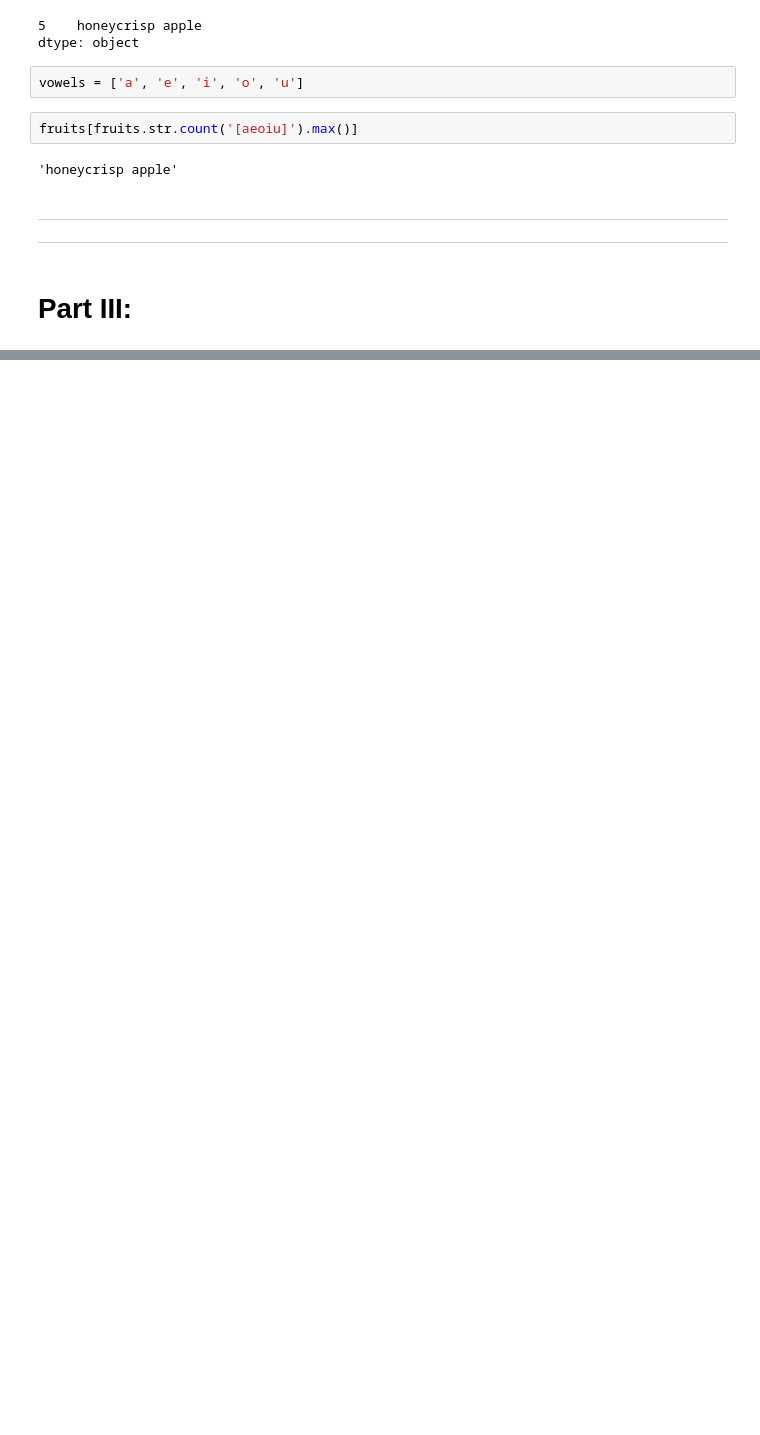
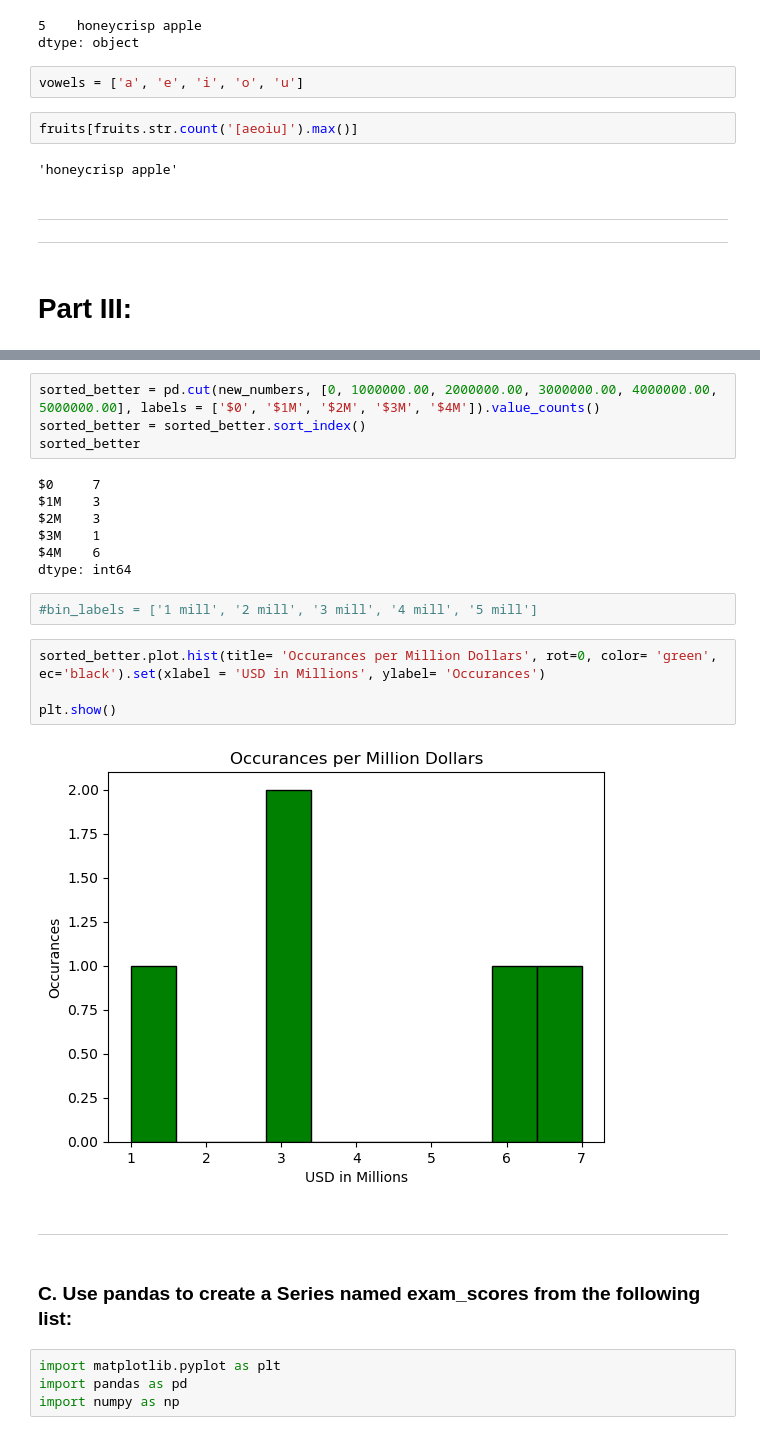
Before and after one commit to CodeupClassroom/quintela-data-science-libraries-exercises, a Jupyter notebook: pandas_series_exercises.ipynb, the cells around one changed output, grey strips where cells are left out. Drawn from its saved outputs; the diff is of its cells as text; blank space fills up the shorter version.

```diff
--- a/pandas_series_exercises.ipynb
+++ b/pandas_series_exercises.ipynb
@@ -796,0 +1310,27 @@ fruits[fruits.str.count('[aeoiu]').max()]
+# %%
+sorted_better = pd.cut(new_numbers, [0, 1000000.00, 2000000.00, 3000000.00, 4000000.00, 5000000.00], labels = ['$0', '$1M', '$2M', '$3M', '$4M']).value_counts()
+sorted_better = sorted_better.sort_index()
+sorted_better
+# %% [output]
+$0     7
+$1M    3
+$2M    3
+$3M    1
+$4M    6
+dtype: int64
+# %%
+#bin_labels = ['1 mill', '2 mill', '3 mill', '4 mill', '5 mill']
+# %%
+sorted_better.plot.hist(title= 'Occurances per Million Dollars', rot=0, color= 'green', ec='black').set(xlabel = 'USD in Millions', ylabel= 'Occurances')
+
+plt.show()
+# %% [output]
+[figure, added]
+# %% [markdown]
+<hr style="border:1px solid black">
+# %% [markdown]
+### C. Use pandas to create a Series named exam_scores from the following list:</b>
+# %%
+import matplotlib.pyplot as plt
+import pandas as pd
+import numpy as np
```
Also changed, not shown: parts of 114 cells of this notebook.
